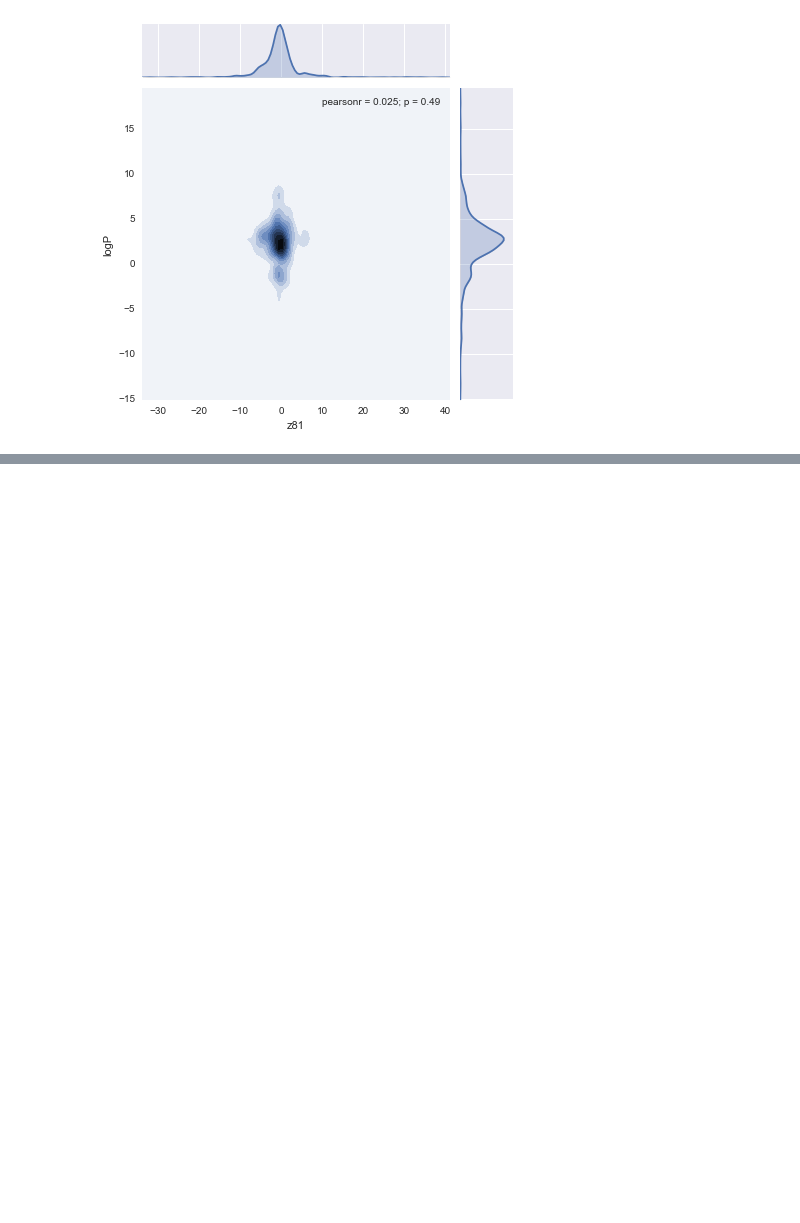
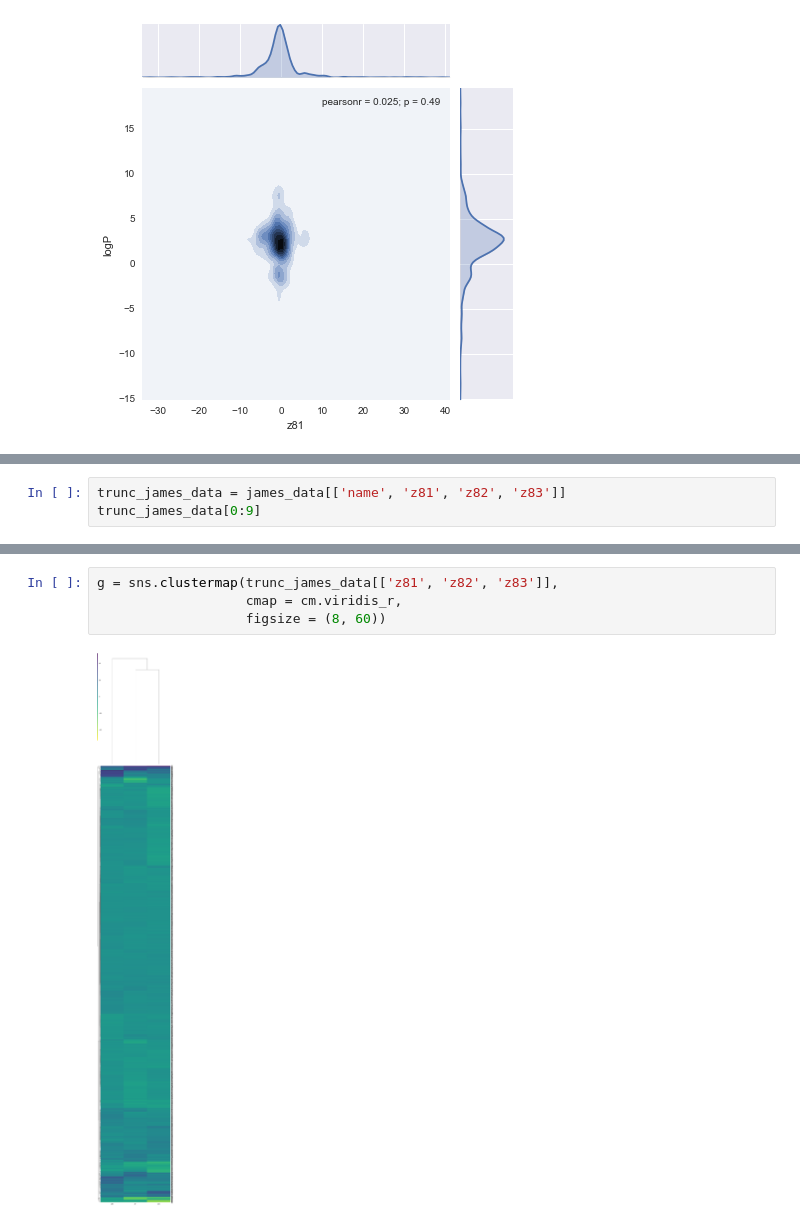
Before and after one commit to tentrillion/ipython_notebooks, a Jupyter notebook: genetic_vs_chemical_distance_try_2.ipynb, the cells around one changed output, grey strips where cells are left out. Drawn from its saved outputs; the diff is of its cells as text; blank space fills up the shorter version.

Commit message:
adding heatmap to james's data

```diff
--- a/genetic_vs_chemical_distance_try_2.ipynb
+++ b/genetic_vs_chemical_distance_try_2.ipynb
@@ -262,0 +273,3 @@ sns.jointplot('z81', 'logP', data = james_data, kind = 'kde')
+# %%
+trunc_james_data = james_data[['name', 'z81', 'z82', 'z83']]
+trunc_james_data[0:9]
@@ -262,0 +287,6 @@ sns.jointplot('z81', 'logP', data = james_data, kind = 'kde')
+# %%
+g = sns.clustermap(trunc_james_data[['z81', 'z82', 'z83']],
+                   cmap = cm.viridis_r,
+                   figsize = (8, 60))
+# %% [output]
+[figure, added]
```
Also changed, not shown: parts of 4 cells of this notebook.
